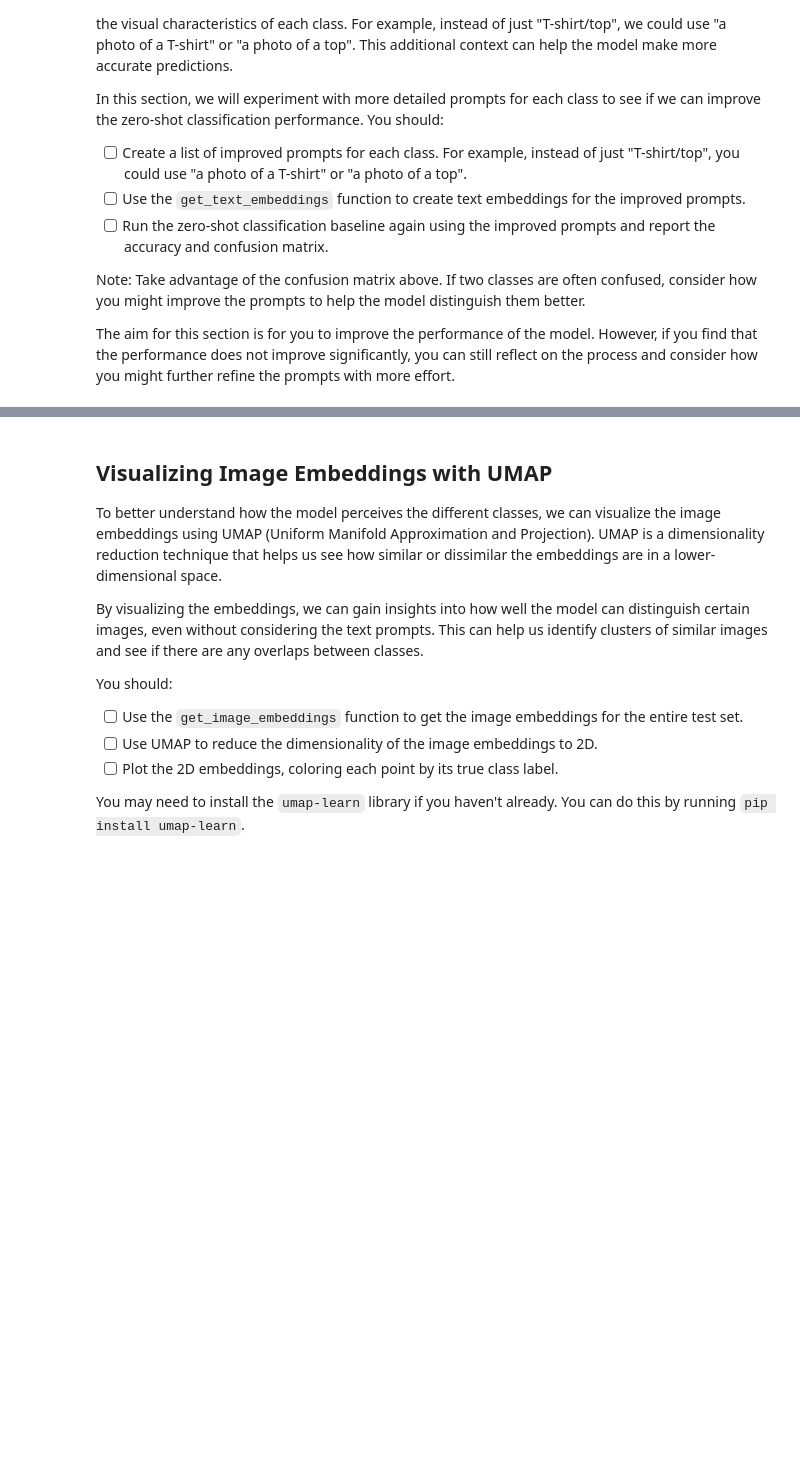
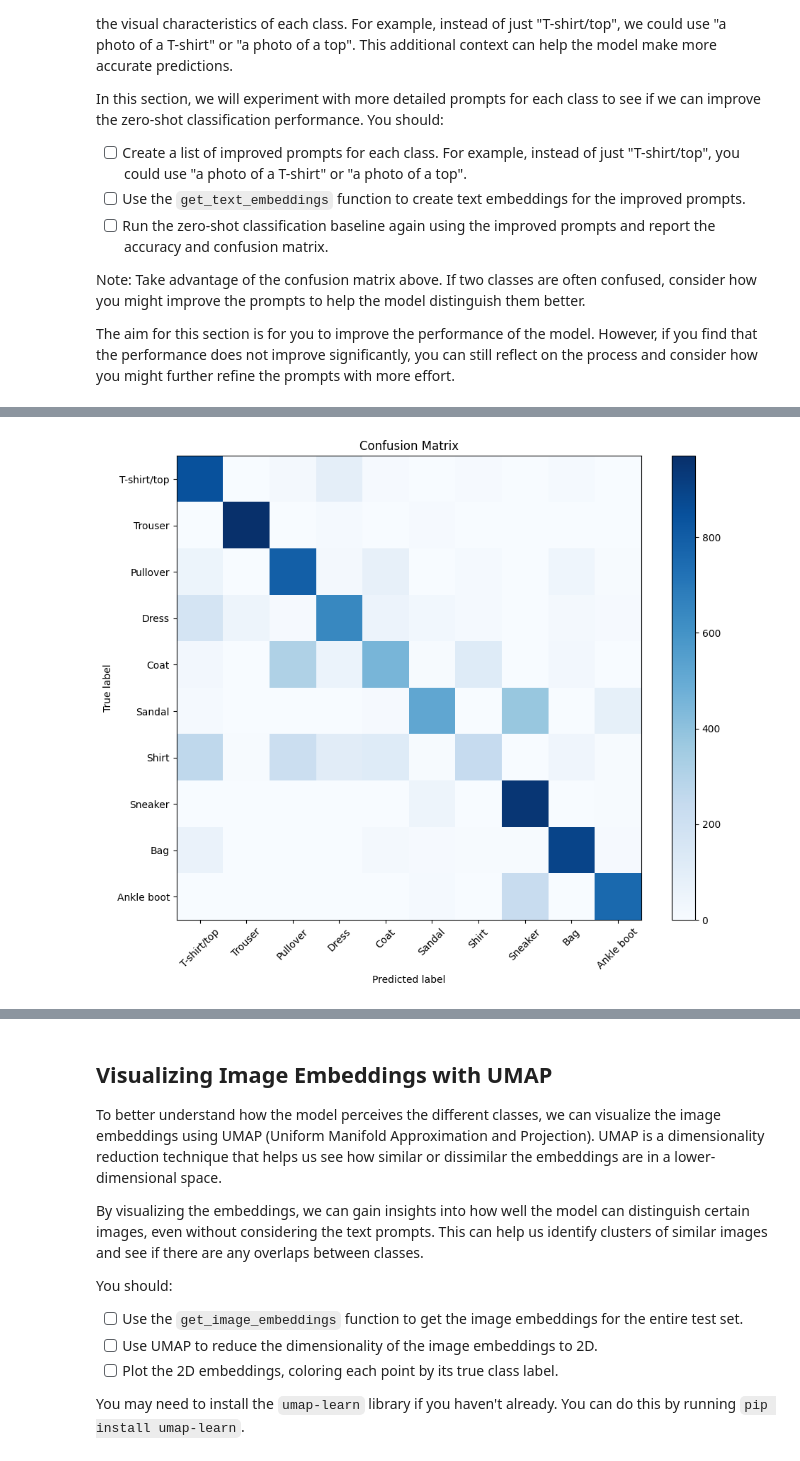
Before and after one commit to hwalia/deep_learning, a Jupyter notebook: 02_activities/assignments/assignment_2.ipynb, the cells around one changed output, grey strips where cells are left out. Saved outputs shown, nothing was run; the diff lists cells and outputs as text; code cells hidden in the pictures; blank space fills up the shorter version.

```diff
--- a/02_activities/assignments/assignment_2.ipynb
+++ b/02_activities/assignments/assignment_2.ipynb
@@ -402,0 +431,77 @@ The aim for this section is for you to improve the performance of the model. How
+# %%
+# RUN THE PROMPT IMPROVED MODEL
+y_true_prompt, y_pred_prompt = [], []
+
+# 1. Build text embeddings for class names
+text_embeddings_prompt = get_text_embeddings(improved_prompt)
+
+# 2. Get classification predictions for each batch
+for pixel_values, labels in test_loader:
+
+    image_embeddings = get_image_embeddings(pixel_values)  # image embeddings
+    similarity = get_cosine_similarity(image_embeddings, text_embeddings_prompt)  # cosine similarity between embeddings
+    predictions = get_predictions(similarity) # get and store predictions
+
+    y_pred_prompt.extend(predictions)    # predictions
+    y_true_prompt.extend(labels.numpy()) # ground truth
+
+# 3. convert to numpy arrays
+y_pred_prompt = np.array(y_pred_prompt)
+y_true_prompt = np.array(y_true_prompt)
+# %%
+# RESULTS: ACCURACY
+msg = "results: prompt engineering-enhanced zero-shot classification "
+headr = "="*(len(msg))
+print(f"{headr}\n{msg.upper()}\n{headr}")
+# print(test_dataset.classes)
+
+msg = "test accuracy "
+headr = "-"*(len(msg))
+print(f"{headr}\n{msg.upper()}\n{headr}")
+
+cm_prompt = confusion_matrix(y_true_prompt, y_pred_prompt)
+class_acc = np.diag(cm_prompt)/cm_prompt.sum(axis=1)
+
+# Report the accuracy of the predictions
+print(f"Overall: \t{accuracy_score(y_true_prompt,y_pred_prompt)*100:.2f}%\n")
+for item, score in list(zip(CLASS_NAMES,class_acc.tolist())):
+    print(f"{item:<15} {score*100:.2f}%")
+
+# RESULTS: CONFUSIONS
+plot_confusion_matrix(y_true_prompt,y_pred_prompt, CLASS_NAMES)
+
+msg = "confusions > chance (10%)"
+headr = "-"*(len(msg))
+print(f"{headr}\n{msg.upper()}\n{headr}")
+
+# Normalize rows to percentages
+row_sums = cm_prompt.sum(axis=1, keepdims=True)
+
+percent_matrix = np.divide(
+    cm_prompt,
+    row_sums,
+    out=np.zeros_like(cm_prompt, dtype=float),
+    where=row_sums != 0
+) * 100
+
+percent_no_diag = percent_matrix.copy()
+np.fill_diagonal(percent_no_diag, 0)
+
+rows, cols = np.where(percent_no_diag > len(CLASS_NAMES))
+
+for r, c in zip(rows, cols):
+    print(f"{CLASS_NAMES[r]:<10} => {CLASS_NAMES[c]:<12} {percent_no_diag[r, c]:.2f}%")
+
+# RESULTS: MODEL COMPARISON
+msg = "Model Comparison: test accuracy"
+headr = "-"*(len(msg))
+print(f"\n{headr}\n{msg.upper()}\n{headr}")
+
+CNN_acc = 90.65
+ZSC_acc = accuracy_score(y_true,y_pred)*100
+ZSCp_acc = accuracy_score(y_true_prompt,y_pred_prompt)*100
+
+print(f"Baseline Zero-Shot CLIP:\t{ZSC_acc:.2f}%\n"
+      f"Prompted Zero-Shot CLIP: \t{ZSCp_acc:.2f}%")
+print(f"Model accuracy difference: \t{ZSCp_acc - ZSC_acc:.2f}%")
+# %% [output]
@@ -402,0 +526 @@ The aim for this section is for you to improve the performance of the model. How
+[figure, added]
```
Also changed, not shown: parts of 27 cells of this notebook.
